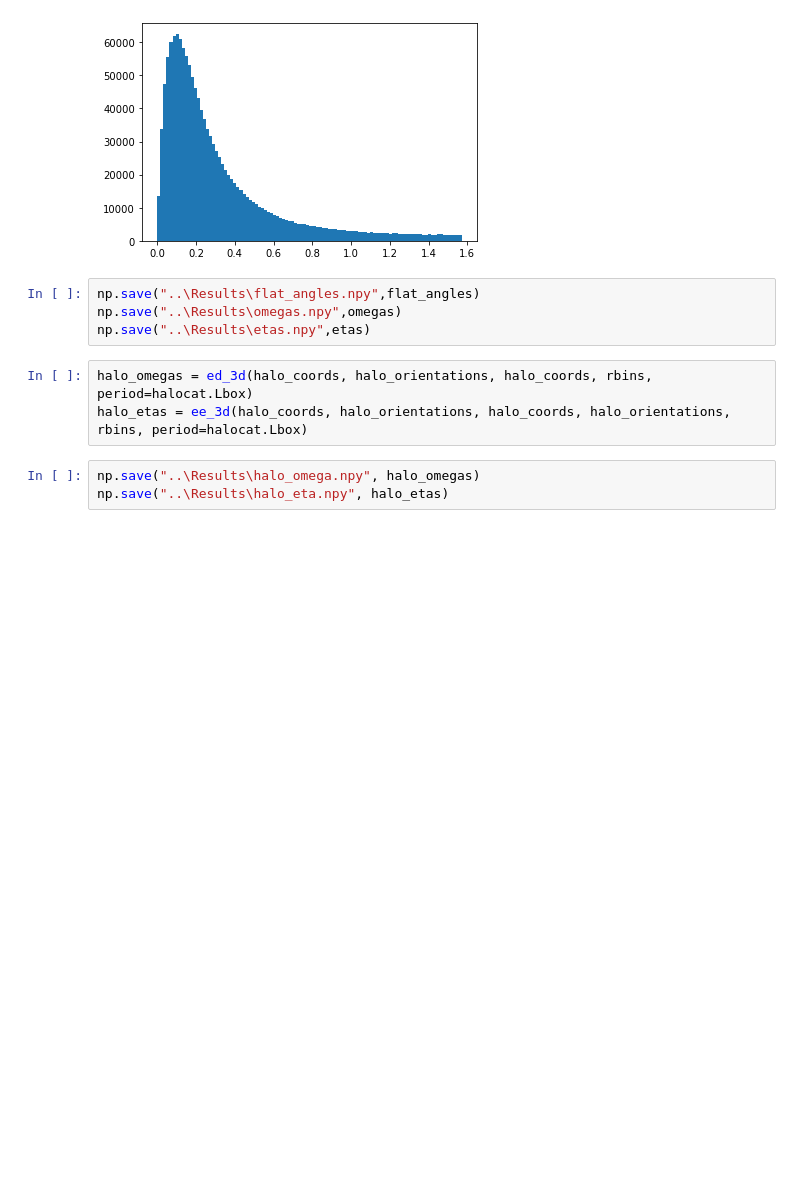
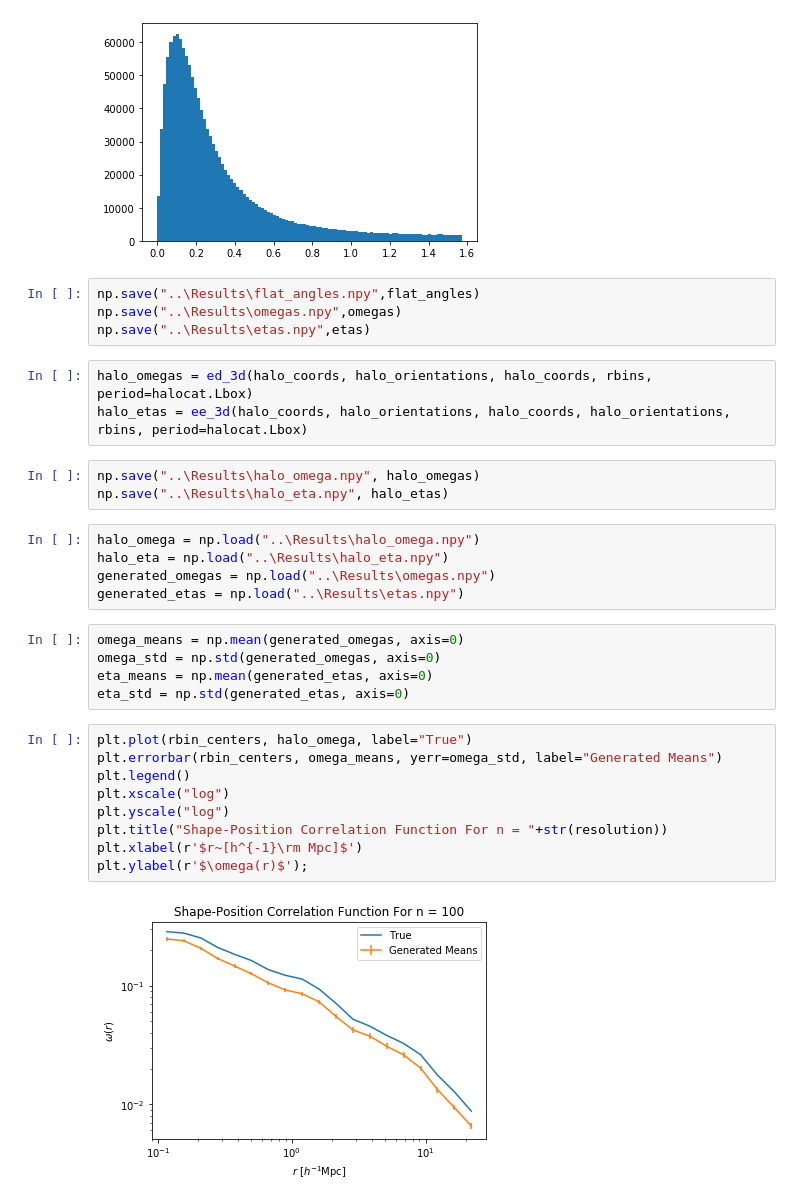
Before and after one commit to aphearin/ellipsoidal_nfw, a Jupyter notebook: notebooks/sample_orientations.ipynb, the cells around one changed output. Cells and saved outputs as stored; diff of their text form; blank space fills up the shorter version.

Commit message:
Added plotting for ee and ed

```diff
--- a/notebooks/sample_orientations.ipynb
+++ b/notebooks/sample_orientations.ipynb
@@ -157,6 +157,27 @@ np.save("..\Results\etas.npy",etas)
 # %%
 halo_omegas = ed_3d(halo_coords, halo_orientations, halo_coords, rbins, period=halocat.Lbox)
 halo_etas = ee_3d(halo_coords, halo_orientations, halo_coords, halo_orientations, rbins, period=halocat.Lbox)
-# %%
-np.save("..\Results\halo_omega.npy", halo_omegas)
-np.save("..\Results\halo_eta.npy", halo_etas)
+# %%
+np.save("..\Results\halo_omega.npy", halo_omegas)
+np.save("..\Results\halo_eta.npy", halo_etas)
+# %%
+halo_omega = np.load("..\Results\halo_omega.npy")
+halo_eta = np.load("..\Results\halo_eta.npy")
+generated_omegas = np.load("..\Results\omegas.npy")
+generated_etas = np.load("..\Results\etas.npy")
+# %%
+omega_means = np.mean(generated_omegas, axis=0)
+omega_std = np.std(generated_omegas, axis=0)
+eta_means = np.mean(generated_etas, axis=0)
+eta_std = np.std(generated_etas, axis=0)
+# %%
+plt.plot(rbin_centers, halo_omega, label="True")
+plt.errorbar(rbin_centers, omega_means, yerr=omega_std, label="Generated Means")
+plt.legend()
+plt.xscale("log")
+plt.yscale("log")
+plt.title("Shape-Position Correlation Function For n = "+str(resolution))
+plt.xlabel(r'$r~[h^{-1}\rm Mpc]$')
+plt.ylabel(r'$\omega(r)$');
+# %% [output]
+[figure, added]
```
Also changed, not shown: parts of 1 cell of this notebook.
